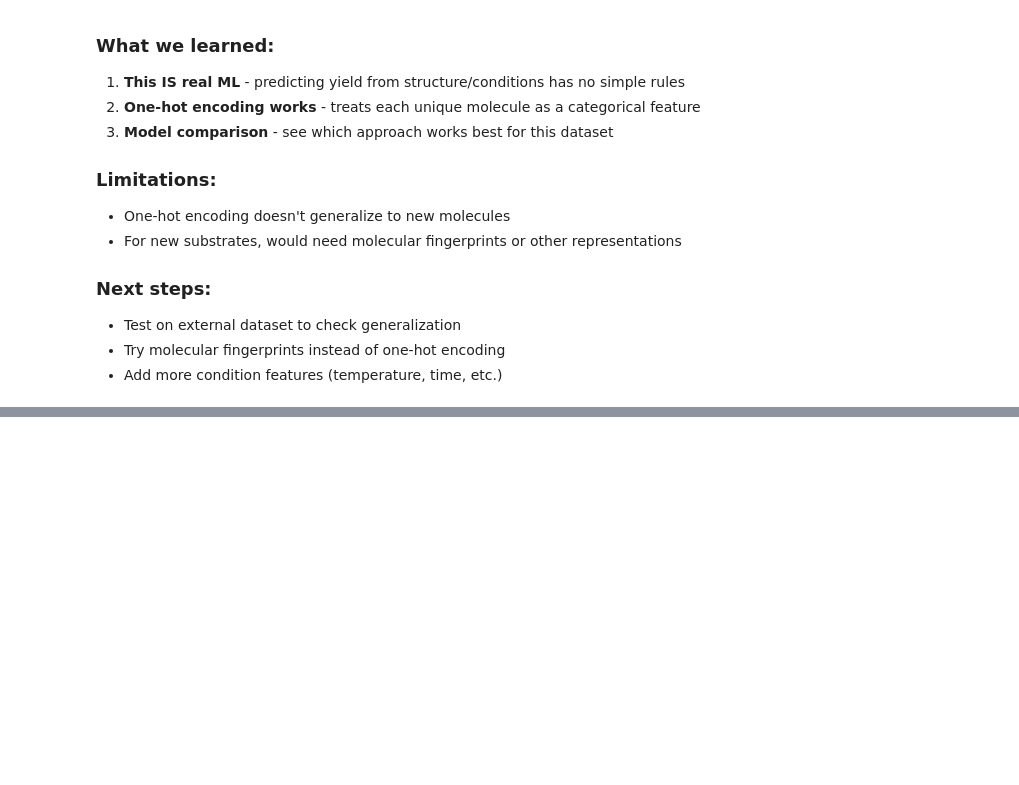
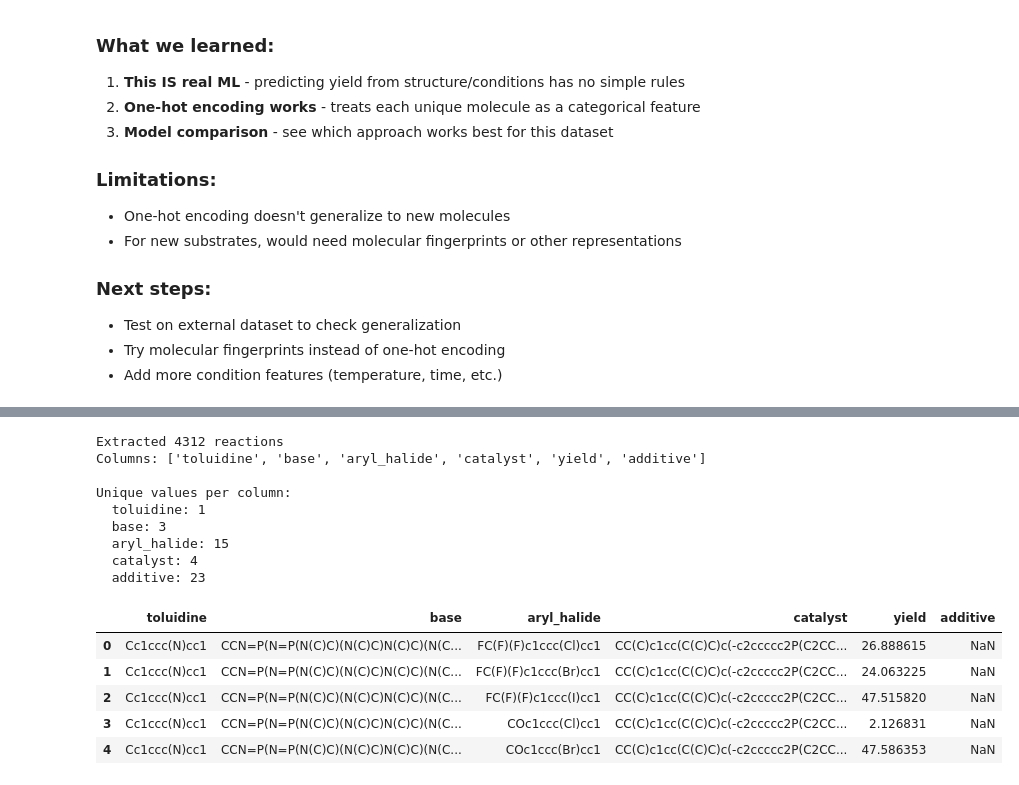
Before and after one commit to HatefRahimi/DigitalAlchemy, a Jupyter notebook: ORD/yield_prediction_ahneman.ipynb, the cells around one changed output, grey strips where cells are left out. Saved outputs shown, nothing was run; the diff lists cells and outputs as text; code cells hidden in the pictures; blank space fills up the shorter version.

```diff
--- a/ORD/yield_prediction_ahneman.ipynb
+++ b/ORD/yield_prediction_ahneman.ipynb
@@ -414,0 +647,16 @@ plt.show()
+# %%
+# Count unique values for each component
+print("=== UNIQUE VALUES PER COMPONENT ===\n")
+
+component_values = {}
+for rxn in data.reactions:
+    for key, inp in rxn.inputs.items():
+        if key not in component_values:
+            component_values[key] = set()
+        for comp in inp.components:
+            for ident in comp.identifiers:
+                if reaction_pb2.CompoundIdentifier.CompoundIdentifierType.Name(ident.type) == "SMILES":
+                    component_values[key].add(ident.value)
+
+for key, values in sorted(component_values.items()):
+    print(f"{key}: {len(values)} unique values")
@@ -414,0 +671,61 @@ plt.show()
+# %%
+# Better extraction - get the primary component for each input key
+def extract_reaction_data(reaction):
+    """Extract the main component (not solvent) for each input."""
+    data = {}
+
+    for key, inp in reaction.inputs.items():
+        for comp in inp.components:
+            role = reaction_pb2.ReactionRole.ReactionRoleType.Name(comp.reaction_role)
+            # Skip solvents - we want the actual reactant/catalyst/reagent
+            if role == "SOLVENT":
+                continue
+            for ident in comp.identifiers:
+                if reaction_pb2.CompoundIdentifier.CompoundIdentifierType.Name(ident.type) == "SMILES":
+                    clean_key = key.replace(' ', '_').lower()
+                    data[clean_key] = ident.value
+                    break
+            if key.replace(' ', '_').lower() in data:
+                break  # Got the main component, move to next input
+
+    # Extract yield
+    data['yield'] = None
+    for outcome in reaction.outcomes:
+        for product in outcome.products:
+            for meas in product.measurements:
+                if meas.type == reaction_pb2.ProductMeasurement.ProductMeasurementType.YIELD:
+                    data['yield'] = meas.percentage.value
+                    break
+
+    return data
+
+# Re-extract all reactions
+reaction_data = [extract_reaction_data(rxn) for rxn in tqdm(data.reactions)]
+df_clean = pd.DataFrame(reaction_data)
+
+print(f"Extracted {len(df_clean)} reactions")
+print(f"Columns: {list(df_clean.columns)}")
+
+# Verify unique values
+print("\nUnique values per column:")
+for col in df_clean.columns:
+    if col != 'yield':
+        print(f"  {col}: {df_clean[col].nunique()}")
+
+df_clean.head()
+# %% [output]
+Extracted 4312 reactions
+Columns: ['toluidine', 'base', 'aryl_halide', 'catalyst', 'yield', 'additive']
+
+Unique values per column:
+  toluidine: 1
+  base: 3
+  aryl_halide: 15
+  catalyst: 4
+  additive: 23
+|  | toluidine | base | aryl_halide | catalyst | yield | additive |
+| 0 | Cc1ccc(N)cc1 | CCN=P(N=P(N(C)C)(N(C)C)N(C)C)(N(C... | FC(F)(F)c1ccc(Cl)cc1 | CC(C)c1cc(C(C)C)c(-c2ccccc2P(C2CC... | 26.888615 | NaN |
+| 1 | Cc1ccc(N)cc1 | CCN=P(N=P(N(C)C)(N(C)C)N(C)C)(N(C... | FC(F)(F)c1ccc(Br)cc1 | CC(C)c1cc(C(C)C)c(-c2ccccc2P(C2CC... | 24.063225 | NaN |
+| 2 | Cc1ccc(N)cc1 | CCN=P(N=P(N(C)C)(N(C)C)N(C)C)(N(C... | FC(F)(F)c1ccc(I)cc1 | CC(C)c1cc(C(C)C)c(-c2ccccc2P(C2CC... | 47.515820 | NaN |
+| 3 | Cc1ccc(N)cc1 | CCN=P(N=P(N(C)C)(N(C)C)N(C)C)(N(C... | COc1ccc(Cl)cc1 | CC(C)c1cc(C(C)C)c(-c2ccccc2P(C2CC... | 2.126831 | NaN |
+| 4 | Cc1ccc(N)cc1 | CCN=P(N=P(N(C)C)(N(C)C)N(C)C)(N(C... | COc1ccc(Br)cc1 | CC(C)c1cc(C(C)C)c(-c2ccccc2P(C2CC... | 47.586353 | NaN |
```
Also changed, not shown: parts of 25 cells of this notebook.
